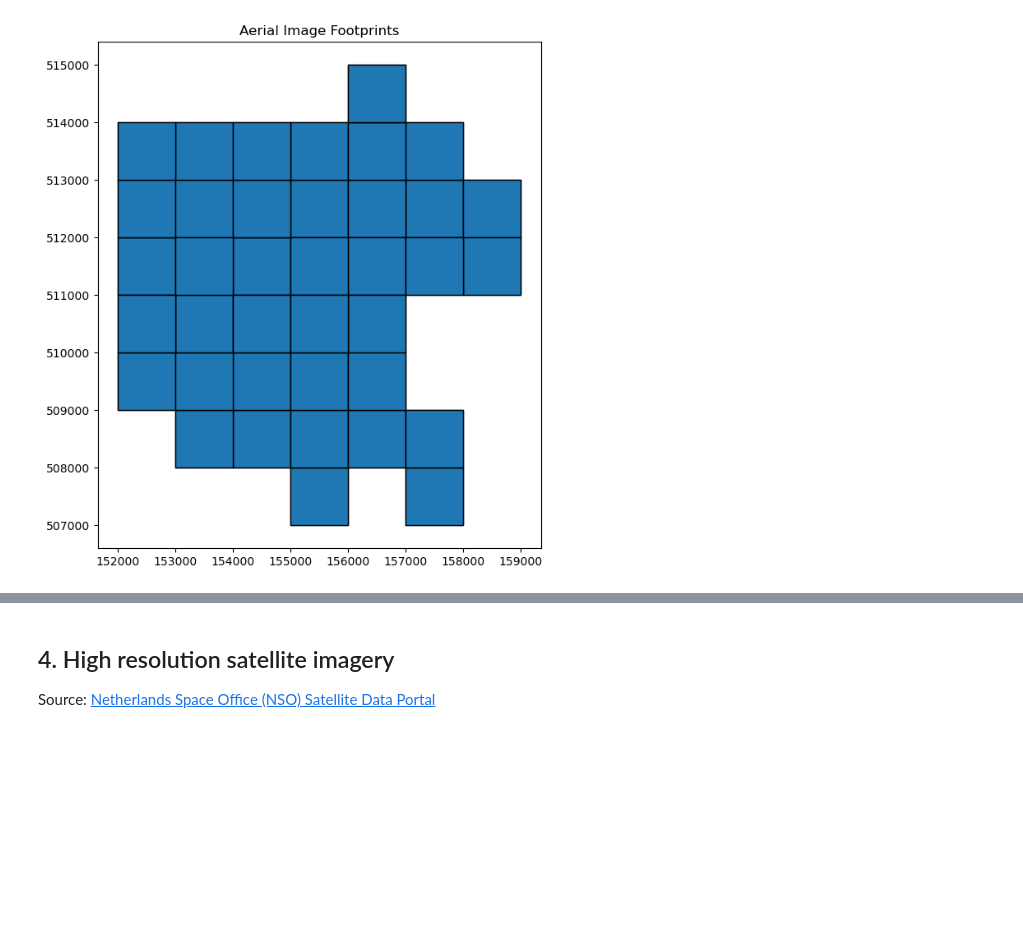
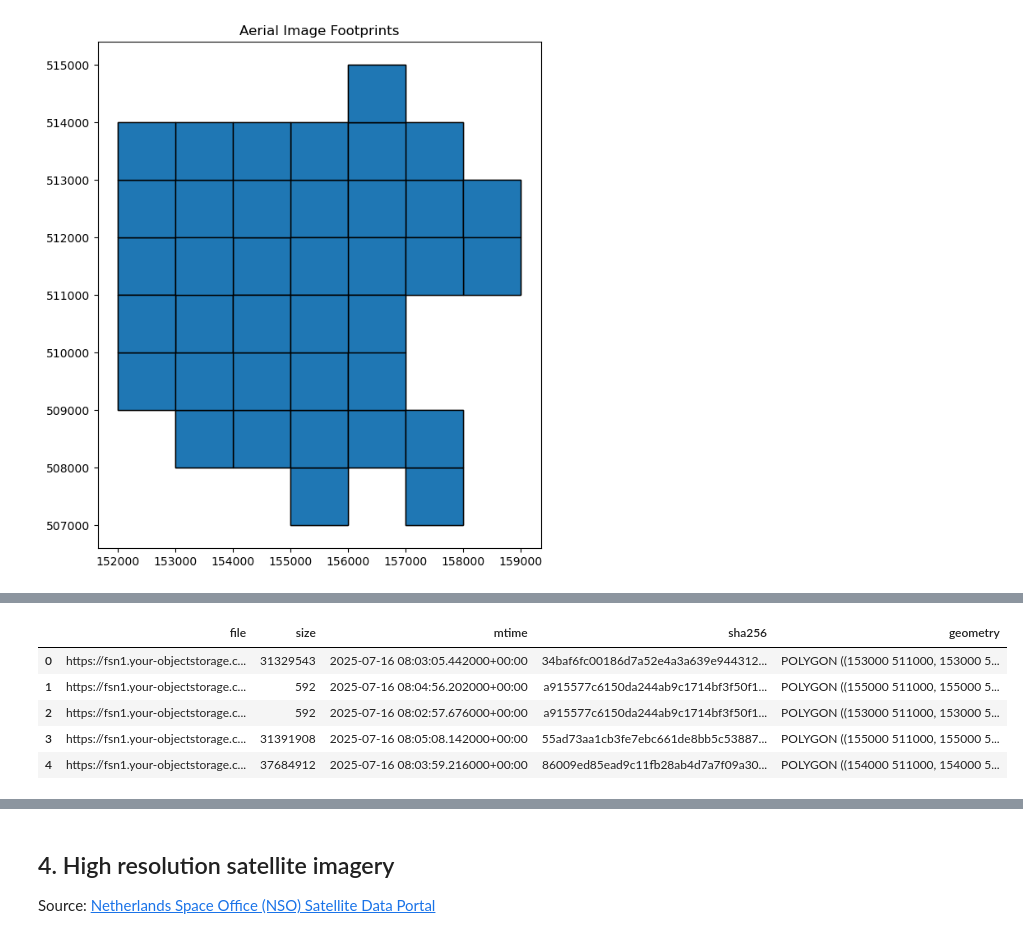
Before and after one commit to movephutthaphaiboon/coastal-analysis-shoreline-evolution, a Jupyter notebook: A - data exploration.ipynb, the cells around one changed output, grey strips where cells are left out. Cells and saved outputs as stored; diff of their text form; code cells hidden in the pictures; blank space fills up the shorter version.

```diff
--- a/A - data exploration.ipynb
+++ b/A - data exploration.ipynb
@@ -211,0 +195,9 @@ plt.show()
+# %%
+gdf.head()
+# %% [output]
+|  | file | size | mtime | sha256 | geometry |
+| 0 | https://fsn1.your-objectstorage.c... | 31329543 | 2025-07-16 08:03:05.442000+00:00 | 34baf6fc00186d7a52e4a3a639e944312... | POLYGON ((153000 511000, 153000 5... |
+| 1 | https://fsn1.your-objectstorage.c... | 592 | 2025-07-16 08:04:56.202000+00:00 | a915577c6150da244ab9c1714bf3f50f1... | POLYGON ((155000 511000, 155000 5... |
+| 2 | https://fsn1.your-objectstorage.c... | 592 | 2025-07-16 08:02:57.676000+00:00 | a915577c6150da244ab9c1714bf3f50f1... | POLYGON ((153000 511000, 153000 5... |
+| 3 | https://fsn1.your-objectstorage.c... | 31391908 | 2025-07-16 08:05:08.142000+00:00 | 55ad73aa1cb3fe7ebc661de8bb5c53887... | POLYGON ((155000 511000, 155000 5... |
+| 4 | https://fsn1.your-objectstorage.c... | 37684912 | 2025-07-16 08:03:59.216000+00:00 | 86009ed85ead9c11fb28ab4d7a7f09a30... | POLYGON ((154000 511000, 154000 5... |
```
Also changed, not shown: parts of 7 cells of this notebook.
